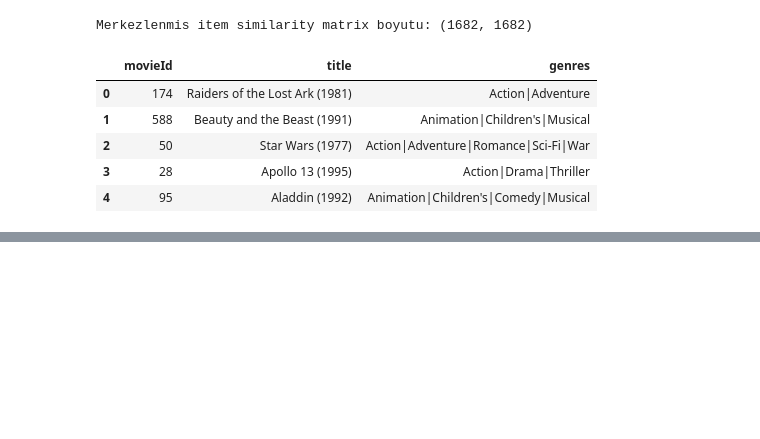
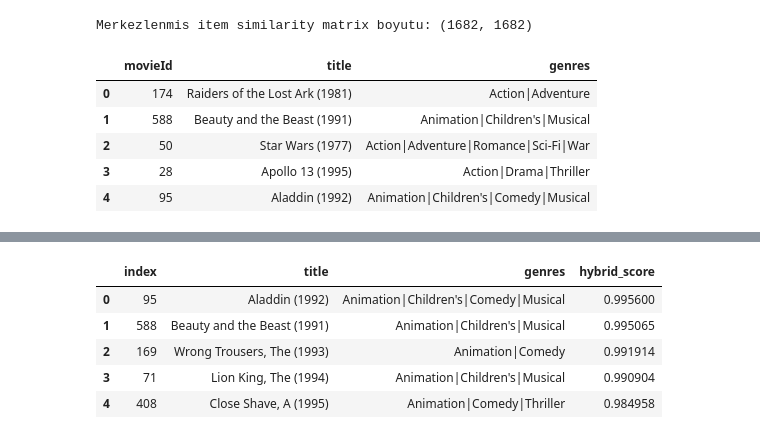
Before and after one commit to egemenoral1-jpg/film-oneri-sistemi, a Jupyter notebook: notebooks/01_eda.ipynb, the cells around one changed output, grey strips where cells are left out. Saved outputs shown, nothing was run; the diff lists cells and outputs as text; code cells hidden in the pictures; blank space fills up the shorter version.

```diff
--- a/notebooks/01_eda.ipynb
+++ b/notebooks/01_eda.ipynb
@@ -242,0 +352,9 @@ get_collaborative_recommendations_v2(1)
+# %%
+get_hybrid_recommendations_v2(1, content_weight=0.3, collab_weight=0.7)
+# %% [output]
+|  | index | title | genres | hybrid_score |
+| 0 | 95 | Aladdin (1992) | Animation|Children's|Comedy|Musical | 0.995600 |
+| 1 | 588 | Beauty and the Beast (1991) | Animation|Children's|Musical | 0.995065 |
+| 2 | 169 | Wrong Trousers, The (1993) | Animation|Comedy | 0.991914 |
+| 3 | 71 | Lion King, The (1994) | Animation|Children's|Musical | 0.990904 |
+| 4 | 408 | Close Shave, A (1995) | Animation|Comedy|Thriller | 0.984958 |
```
Also changed, not shown: parts of 5 cells of this notebook.
